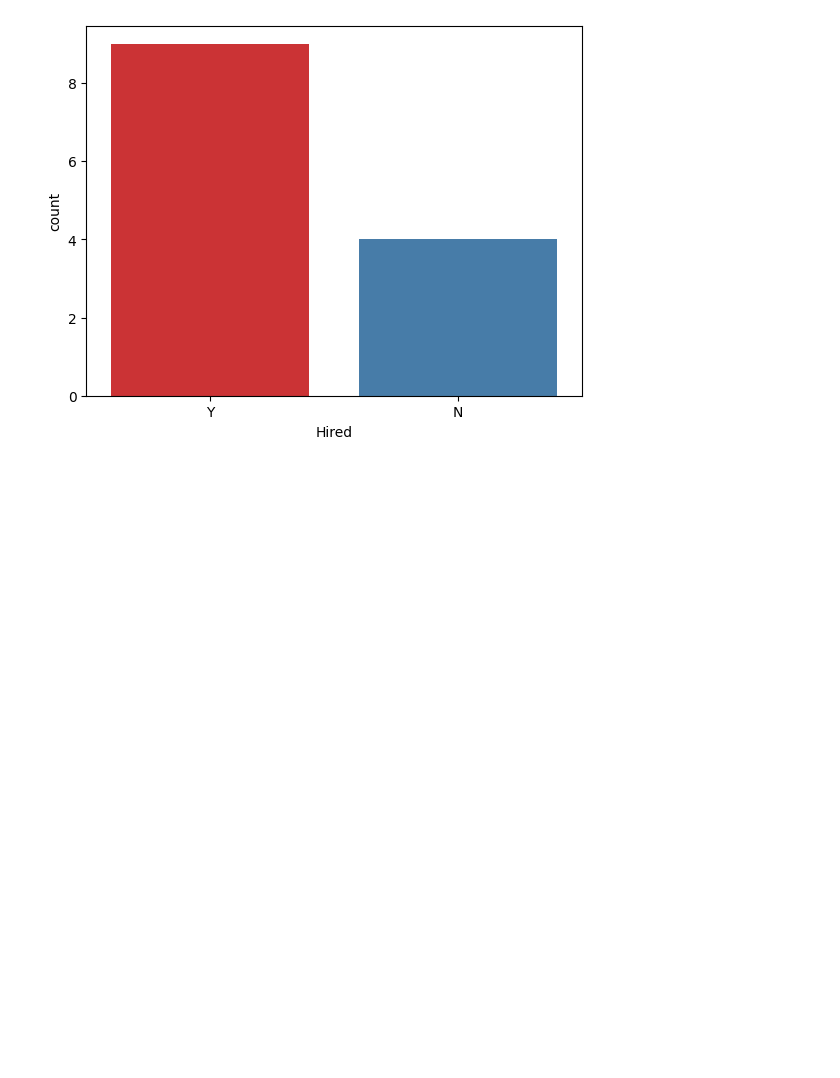
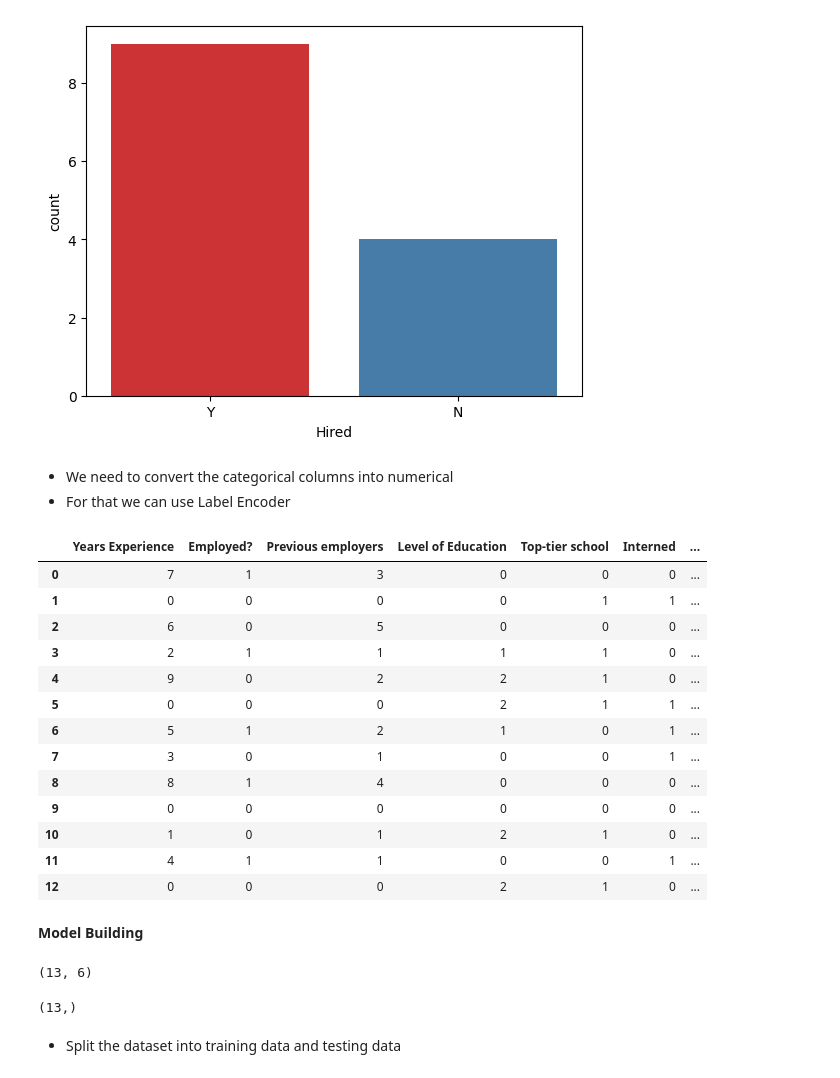
Before and after one commit to karthik-k11/Machine-Learning, a Jupyter notebook: ML/PastHires_DT.ipynb, the cells around one changed output. Drawn from its saved outputs; the diff is of its cells as text; code cells hidden in the pictures; blank space fills up the shorter version.

```diff
--- a/ML/PastHires_DT.ipynb
+++ b/ML/PastHires_DT.ipynb
@@ -89,3 +89,31 @@ for col in categorical:
 [figure]
 [figure]
 [figure]
+# %% [markdown]
+- We need to convert the categorical columns into numerical
+- For that we can use Label Encoder
+# %%
+from sklearn.preprocessing import LabelEncoder
+le= LabelEncoder()
+
+for col in df.columns[:6]:
+    df[col]= le.fit_transform(df[col])
+
+df
+# %% [output]
+|  | Years Experience | Employed? | Previous employers | Level of Education | Top-tier school | Interned | ... |
+| 0 | 7 | 1 | 3 | 0 | 0 | 0 | ... |
+| 1 | 0 | 0 | 0 | 0 | 1 | 1 | ... |
+| 2 | 6 | 0 | 5 | 0 | 0 | 0 | ... |
+| 3 | 2 | 1 | 1 | 1 | 1 | 0 | ... |
+| 4 | 9 | 0 | 2 | 2 | 1 | 0 | ... |
+| 5 | 0 | 0 | 0 | 2 | 1 | 1 | ... |
+| 6 | 5 | 1 | 2 | 1 | 0 | 1 | ... |
+| 7 | 3 | 0 | 1 | 0 | 0 | 1 | ... |
+| 8 | 8 | 1 | 4 | 0 | 0 | 0 | ... |
+| 9 | 0 | 0 | 0 | 0 | 0 | 0 | ... |
+| 10 | 1 | 0 | 1 | 2 | 1 | 0 | ... |
+| 11 | 4 | 1 | 1 | 0 | 0 | 1 | ... |
+| 12 | 0 | 0 | 0 | 2 | 1 | 0 | ... |
+# %% [markdown]
+**Model Building**
@@ -91,0 +123,10 @@ for col in categorical:
+# %%
+X.shape
+# %% [output]
+(13, 6)
+# %%
+y.shape
+# %% [output]
+(13,)
+# %% [markdown]
+- Split the dataset into training data and testing data
```
Also changed, not shown: parts of 10 cells of this notebook.
